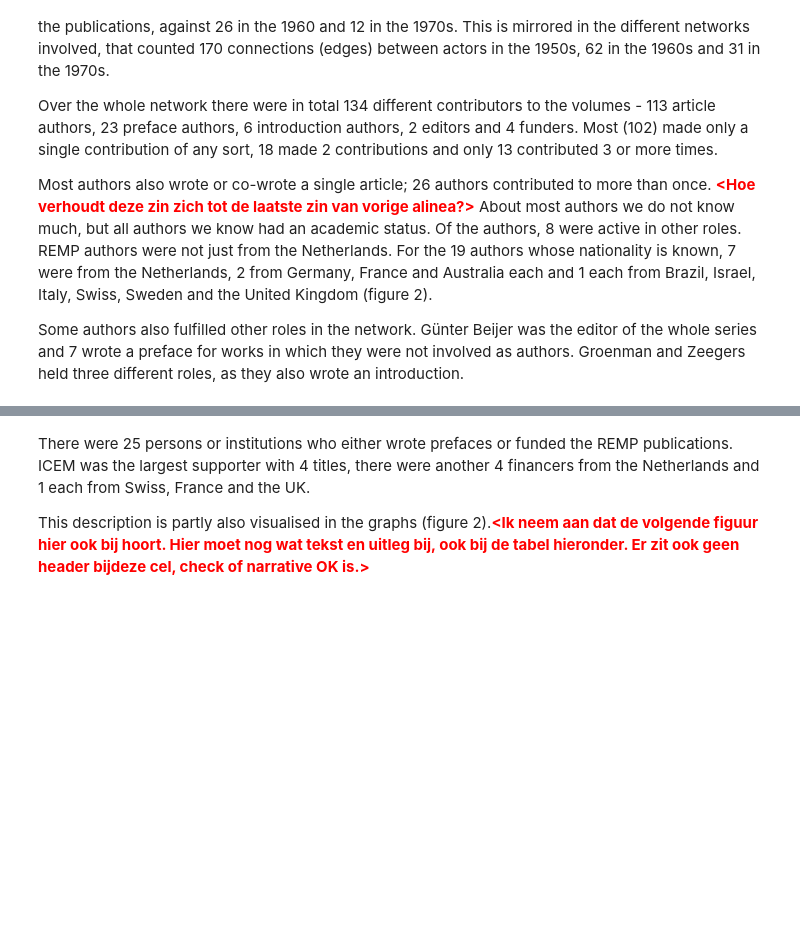
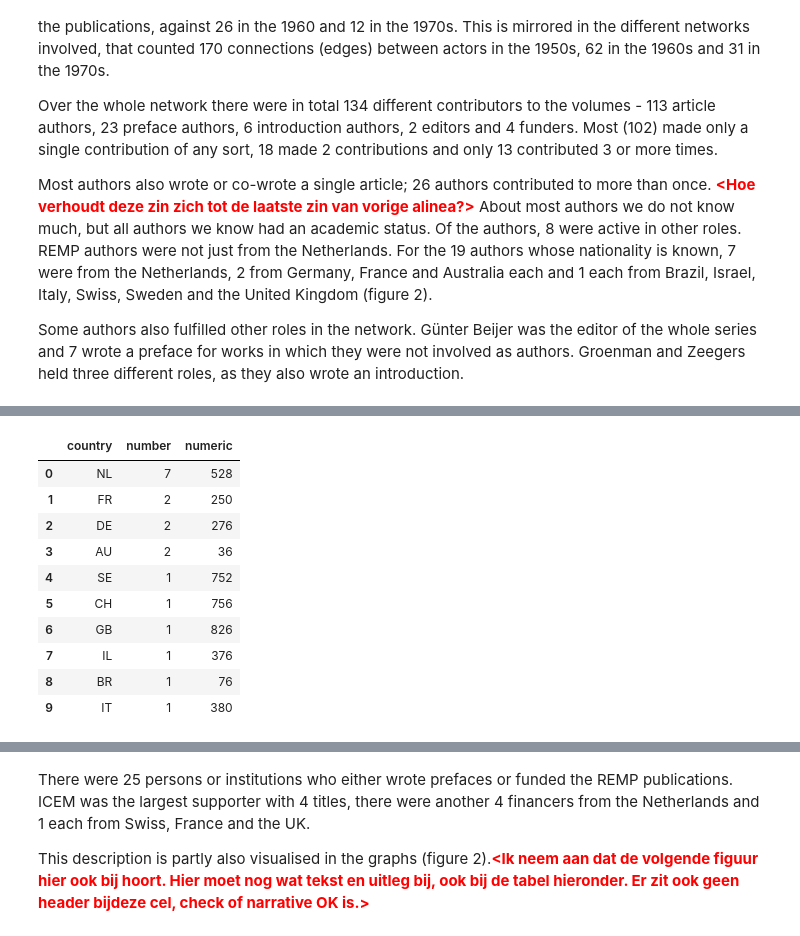
Before and after one commit to HoekR/migrant_discourse, a Jupyter notebook: notebooks/article-notebook_def.ipynb, the cells around one changed output, grey strips where cells are left out. Drawn from its saved outputs; the diff is of its cells as text; code cells hidden in the pictures; blank space fills up the shorter version.

```diff
--- a/notebooks/article-notebook_def.ipynb
+++ b/notebooks/article-notebook_def.ipynb
@@ -165,0 +162,33 @@ compound_aut_chart
+# %%
+from iso3166 import countries
+
+from scripts.data_wrangling import get_author_list
+
+# Get a pandas dataframe with the authors
+author_list = get_author_list()
+
+cat_p_df = dataset_api.read_person_categories()
+
+# count the number of authors per country
+author_country_counts = cat_p_df.loc[cat_p_df.fullname.isin(author_list)][
+    ['fullname', 'prs_country']].prs_country.value_counts().rename_axis('country').reset_index(name='number')
+
+# Map occurrences of UK to GB
+author_country_counts.loc[author_country_counts.country == 'UK', 'country'] = 'GB'
+
+# Add the numeric country codes
+author_country_counts['numeric'] = author_country_counts.country.map(lambda x: int(countries.get(x).numeric))
+
+author_country_counts
+# %% [output]
+|  | country | number | numeric |
+| 0 | NL | 7 | 528 |
+| 1 | FR | 2 | 250 |
+| 2 | DE | 2 | 276 |
+| 3 | AU | 2 | 36 |
+| 4 | SE | 1 | 752 |
+| 5 | CH | 1 | 756 |
+| 6 | GB | 1 | 826 |
+| 7 | IL | 1 | 376 |
+| 8 | BR | 1 | 76 |
+| 9 | IT | 1 | 380 |
```
Also changed, not shown: parts of 11 cells of this notebook.
